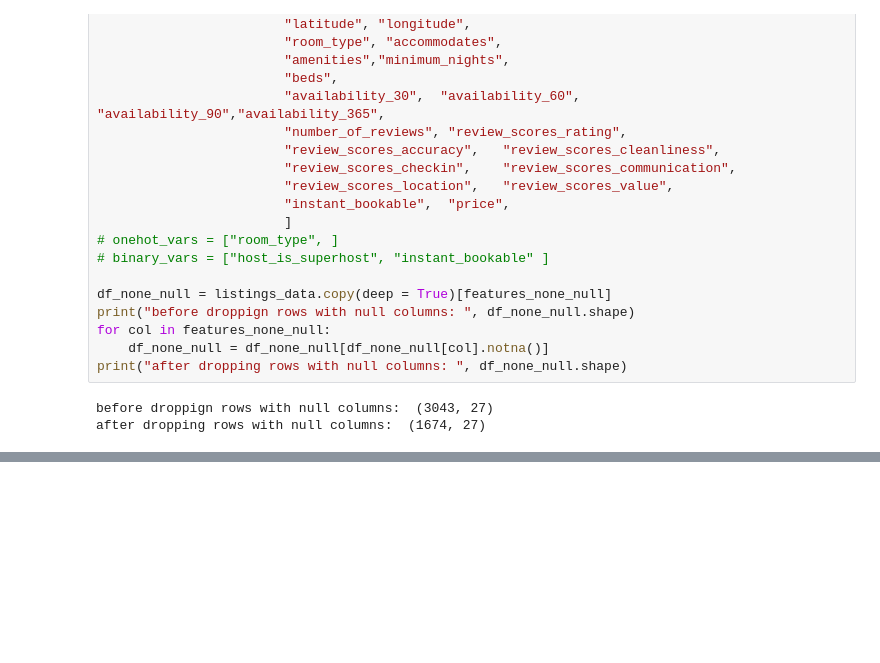
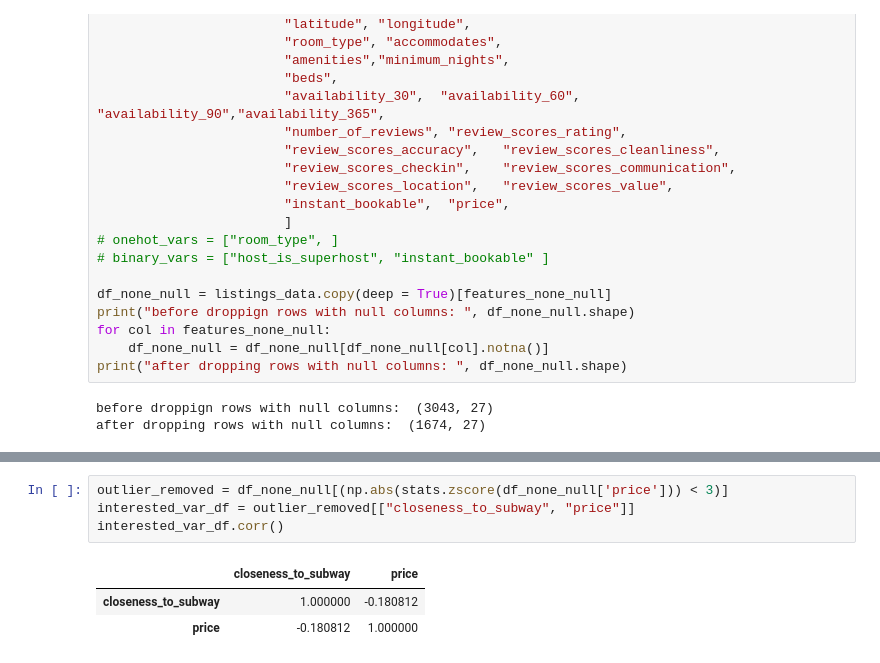
Before and after one commit to Fabrizio-Andrew/Vacation-Rental-Pricing-Estimator, a Jupyter notebook: experimentation/eda2.ipynb, the cells around one changed output, grey strips where cells are left out. Drawn from its saved outputs; the diff is of its cells as text; blank space fills up the shorter version.

```diff
--- a/experimentation/eda2.ipynb
+++ b/experimentation/eda2.ipynb
@@ -113,0 +218,8 @@ print("after processing", df_none_null.shape)
+# %%
+outlier_removed = df_none_null[(np.abs(stats.zscore(df_none_null['price'])) < 3)]
+interested_var_df = outlier_removed[["closeness_to_subway", "price"]]
+interested_var_df.corr()
+# %% [output]
+|  | closeness_to_subway | price |
+| closeness_to_subway | 1.000000 | -0.180812 |
+| price | -0.180812 | 1.000000 |
```
Also changed, not shown: parts of 10 cells of this notebook, 1 other file.
